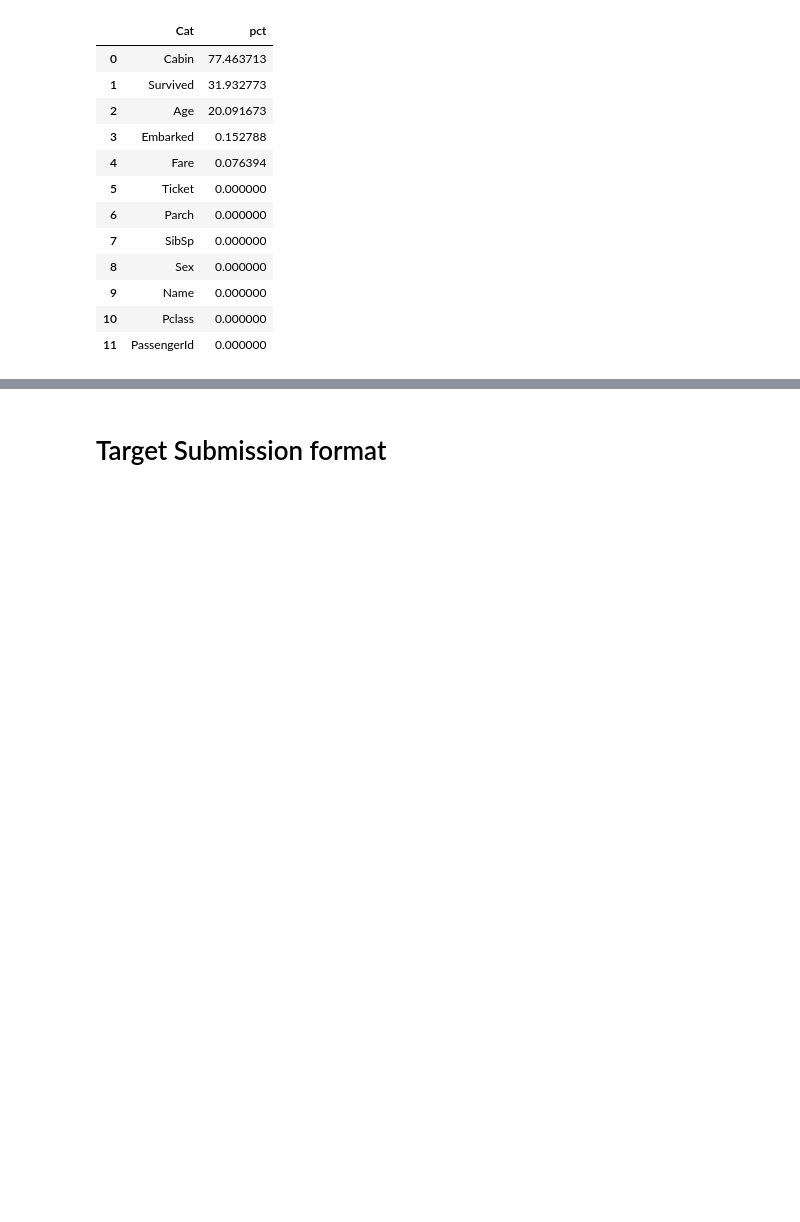
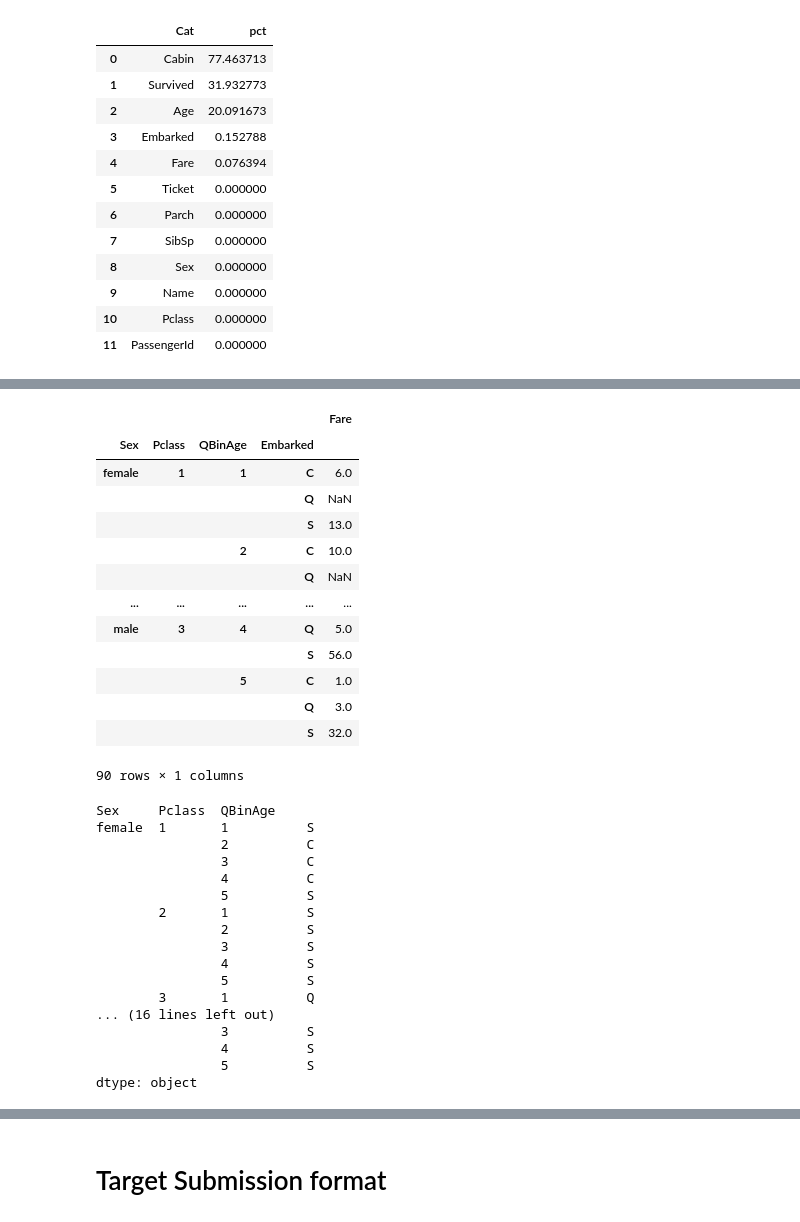
Before and after one commit to dougfoo/kedro, a Jupyter notebook: titanic/notebooks/Titanic-View.ipynb, the cells around one changed output, grey strips where cells are left out. Drawn from its saved outputs; the diff is of its cells as text; code cells hidden in the pictures; blank space fills up the shorter version.

```diff
--- a/titanic/notebooks/Titanic-View.ipynb
+++ b/titanic/notebooks/Titanic-View.ipynb
@@ -131,3 +128,46 @@ Name: Fare, Length: 1309, dtype: float64
+# %%
+# Port Embarked -> match to most frequent match by class,sex and port of others ?
+def myagg(x):
+    x = x.sort_values('Fare')
+    emb = x.head(1)['Embarked'].values[0]
+    return emb
+
+display(df_all[['Pclass','Sex','Embarked','QBinAge','Fare']].groupby(['Sex','Pclass','QBinAge','Embarked']).count())
+portmap = df_all[['Pclass','Sex','Embarked','QBinAge','Fare']].groupby(['Sex','Pclass','QBinAge']).apply(myagg)
+
+portmap
+# %% [output]
+|  |  |  |  | Fare |
+| Sex | Pclass | QBinAge | Embarked |  |
+| female | 1 | 1 | C | 6.0 |
+|  |  |  | Q | NaN |
+|  |  |  | S | 13.0 |
+|  |  | 2 | C | 10.0 |
+|  |  |  | Q | NaN |
+| ... | ... | ... | ... | ... |
+| male | 3 | 4 | Q | 5.0 |
+|  |  |  | S | 56.0 |
+|  |  | 5 | C | 1.0 |
+|  |  |  | Q | 3.0 |
+|  |  |  | S | 32.0 |
+90 rows × 1 columns
+Sex     Pclass  QBinAge
+female  1       1          S
+                2          C
+                3          C
+                4          C
+                5          S
+        2       1          S
+                2          S
+                3          S
+                4          S
+                5          S
+        3       1          Q
+... (16 lines left out)
+                3          S
+                4          S
+                5          S
+dtype: object
 # %% [markdown]
 # Gameplan 1.0
 
```
Also changed, not shown: parts of 8 cells of this notebook, 3 other files.
